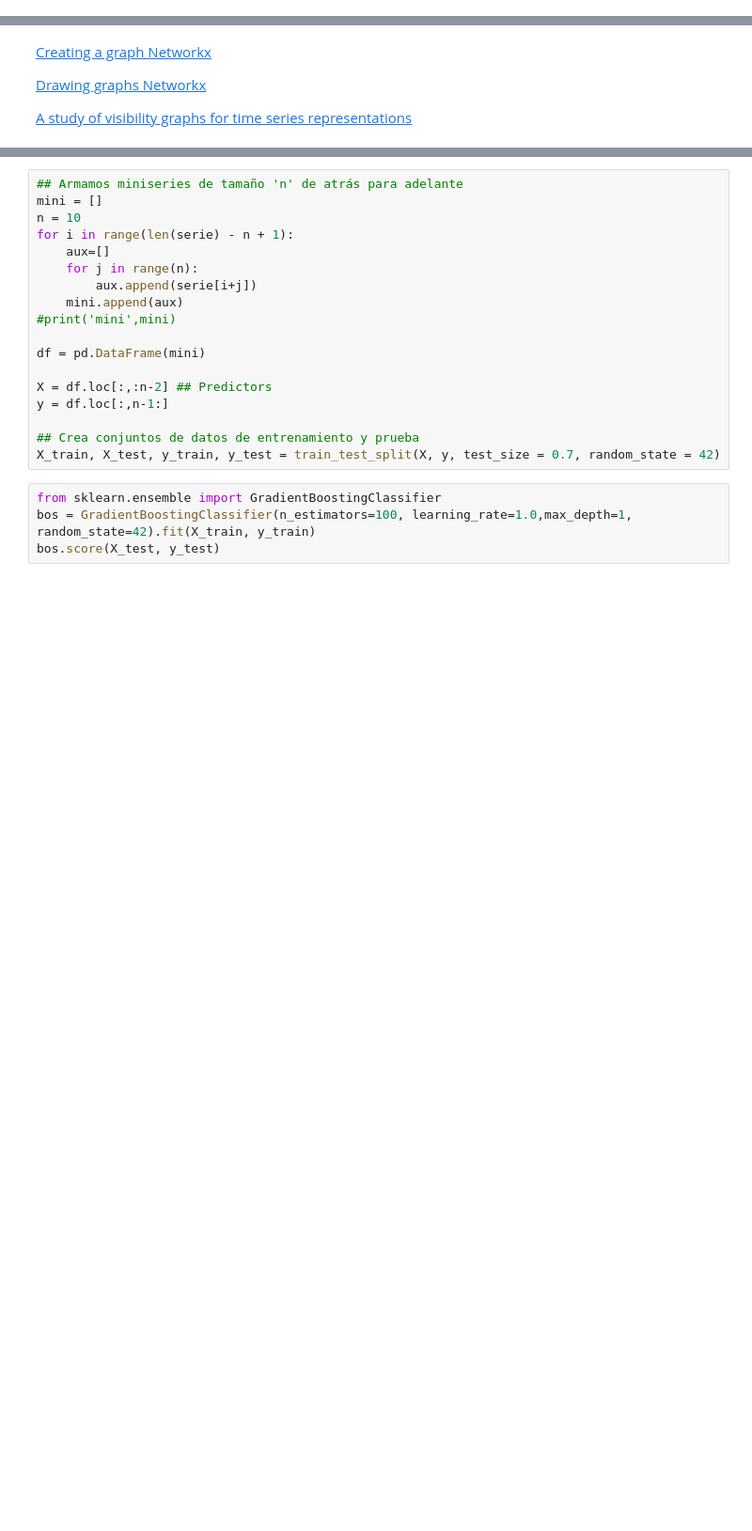
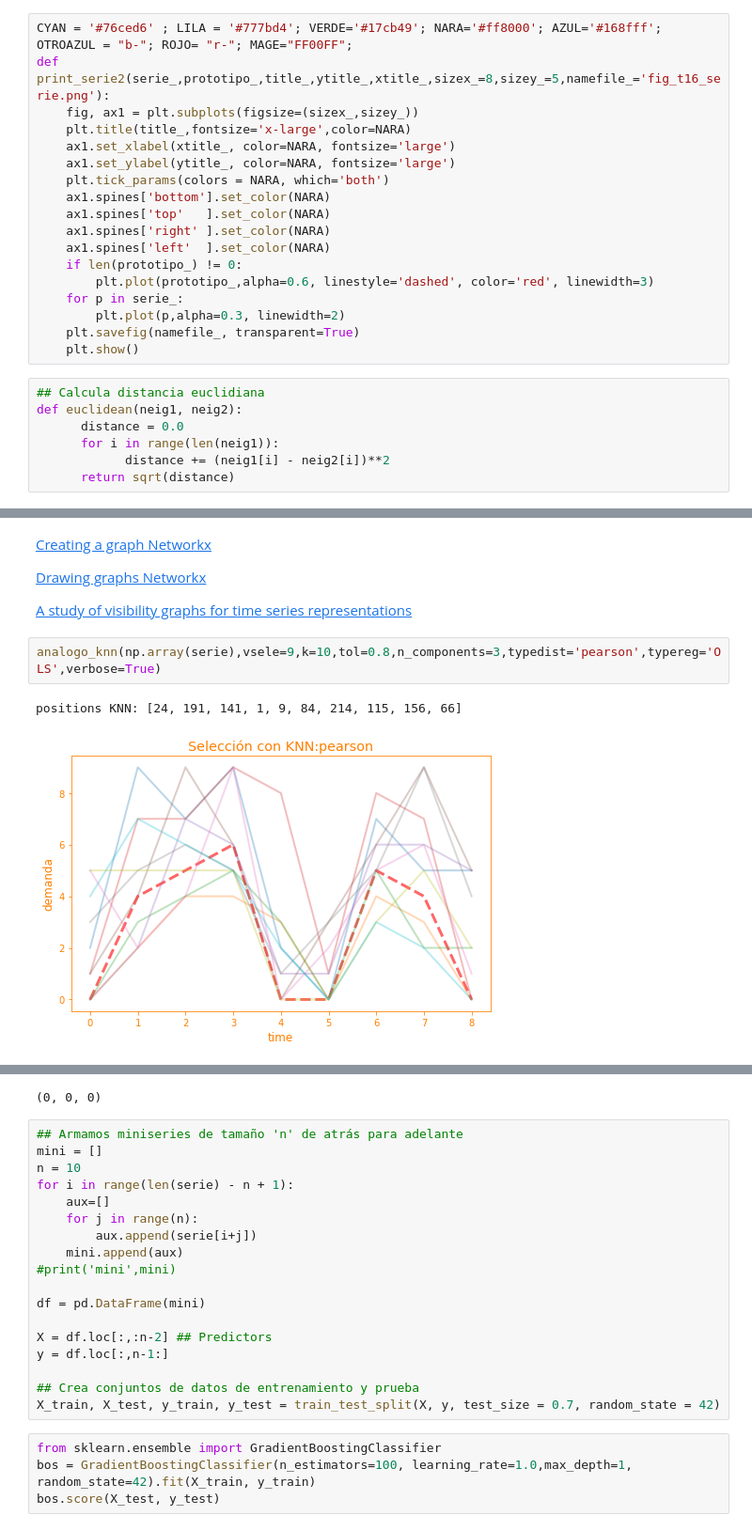
Before and after one commit to urieliram/statistical, a Jupyter notebook: Tarea17.ipynb, the cells around one changed output, grey strips where cells are left out. Shown at 94% size. Saved outputs shown, nothing was run; the diff lists cells and outputs as text; blank space fills up the shorter version.

```diff
--- a/Tarea17.ipynb
+++ b/Tarea17.ipynb
@@ -40,0 +20,25 @@ def AutoRF(X, Y, X_2, Y_2,verbose_=False):
+# %%
+CYAN = '#76ced6' ; LILA = '#777bd4'; VERDE='#17cb49'; NARA='#ff8000'; AZUL='#168fff'; OTROAZUL = "b-"; ROJO= "r-"; MAGE="FF00FF";
+def print_serie2(serie_,prototipo_,title_,ytitle_,xtitle_,sizex_=8,sizey_=5,namefile_='fig_t16_serie.png'):
+    fig, ax1 = plt.subplots(figsize=(sizex_,sizey_))
+    plt.title(title_,fontsize='x-large',color=NARA)
+    ax1.set_xlabel(xtitle_, color=NARA, fontsize='large')
+    ax1.set_ylabel(ytitle_, color=NARA, fontsize='large')
+    plt.tick_params(colors = NARA, which='both')
+    ax1.spines['bottom'].set_color(NARA)
+    ax1.spines['top'   ].set_color(NARA)
+    ax1.spines['right' ].set_color(NARA)
+    ax1.spines['left'  ].set_color(NARA)
+    if len(prototipo_) != 0:
+        plt.plot(prototipo_,alpha=0.6, linestyle='dashed', color='red', linewidth=3)
+    for p in serie_:
+        plt.plot(p,alpha=0.3, linewidth=2)
+    plt.savefig(namefile_, transparent=True)
+    plt.show()
+# %%
+## Calcula distancia euclidiana
+def euclidean(neig1, neig2):
+	  distance = 0.0
+	  for i in range(len(neig1)):
+		    distance += (neig1[i] - neig2[i])**2
+	  return sqrt(distance)
@@ -97,3 +185,8 @@ nx.draw_shell(G, nlist=[range(5, 10), range(5)], with_labels=True, font_weight='
 [Drawing graphs Networkx](https://networkx.org/documentation/stable/tutorial.html#drawing-graphs)
 
 [A study of visibility graphs for time series representations](https://upcommons.upc.edu/bitstream/handle/2117/328691/152711.pdf?sequence=1&isAllowed=y)
+# %%
+analogo_knn(np.array(serie),vsele=9,k=10,tol=0.8,n_components=3,typedist='pearson',typereg='OLS',verbose=True)
+# %% [output]
+positions KNN: [24, 191, 141, 1, 9, 84, 214, 115, 156, 66]
+[figure, added]
@@ -100,3 +194,4 @@ nx.draw_shell(G, nlist=[range(5, 10), range(5)], with_labels=True, font_weight='
+(0, 0, 0)
 # %%
 ## Armamos miniseries de tamaño 'n' de atrás para adelante
 mini = []
```
Also changed, not shown: parts of 10 cells of this notebook.
